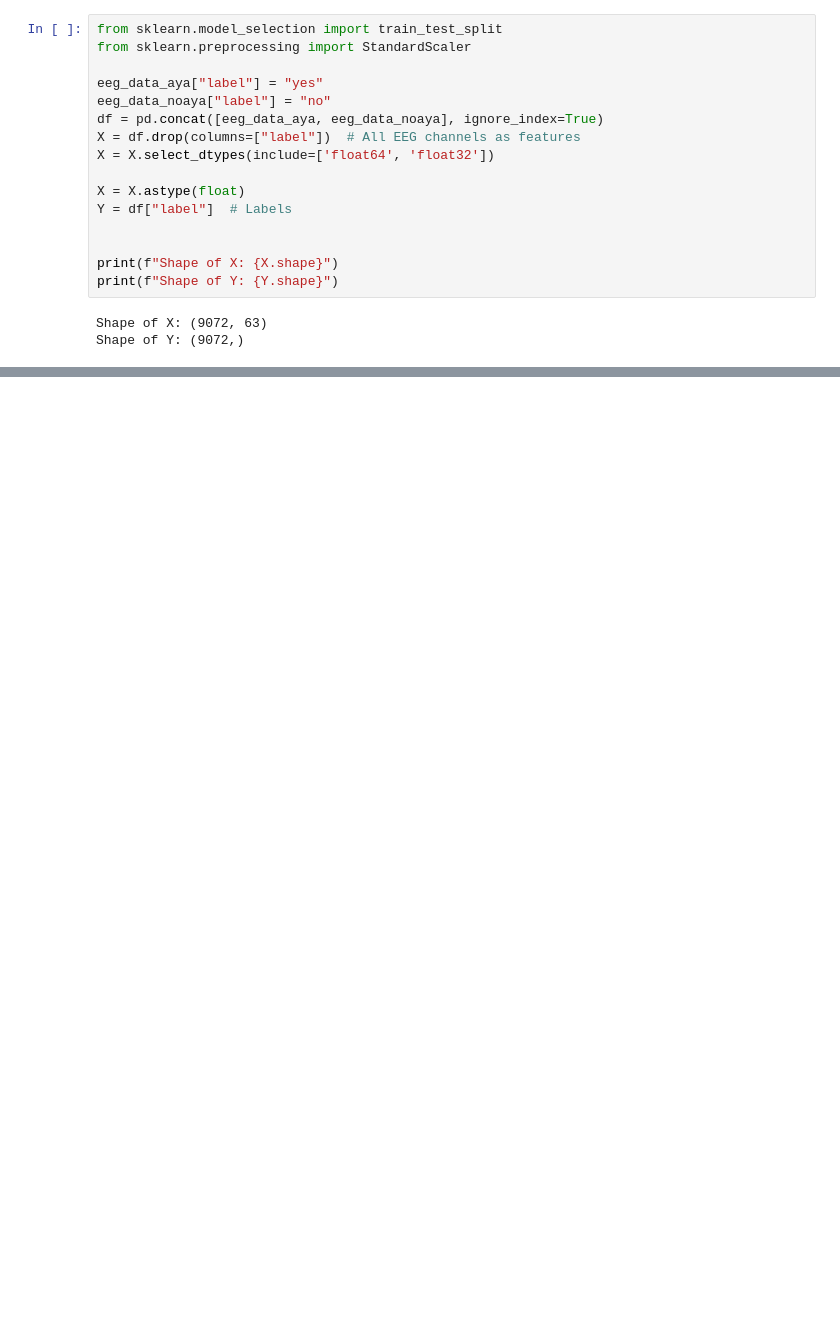
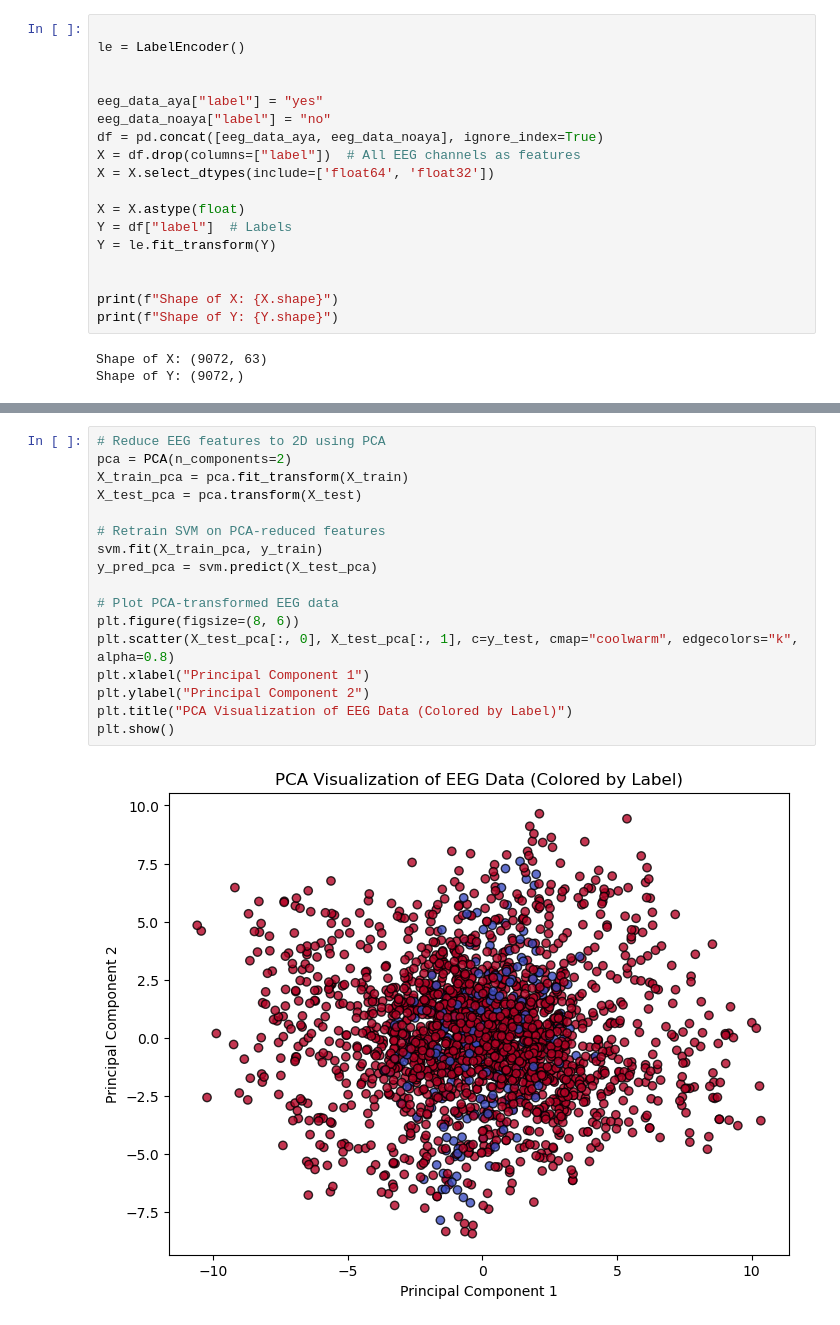
Before and after one commit to LeleDMT/Article-replication, a Jupyter notebook: ayahuasca.ipynb, the cells around one changed output, grey strips where cells are left out. Saved outputs shown, nothing was run; the diff lists cells and outputs as text; blank space fills up the shorter version.

```diff
--- a/ayahuasca.ipynb
+++ b/ayahuasca.ipynb
@@ -42,8 +62,9 @@ print(eeg_data_aya.head())
 # %% [markdown]
 Prepare the data and the labels
 # %%
-from sklearn.model_selection import train_test_split
-from sklearn.preprocessing import StandardScaler
+
+le = LabelEncoder()
+
 
 eeg_data_aya["label"] = "yes"
 eeg_data_noaya["label"] = "no"
@@ -53,6 +74,7 @@ X = X.select_dtypes(include=['float64', 'float32'])
 
 X = X.astype(float)
 Y = df["label"]  # Labels
+Y = le.fit_transform(Y)
 
 
 print(f"Shape of X: {X.shape}")
@@ -71,0 +118,19 @@ X_test = scaler.transform(X_test)
+# %%
+# Reduce EEG features to 2D using PCA
+pca = PCA(n_components=2)
+X_train_pca = pca.fit_transform(X_train)
+X_test_pca = pca.transform(X_test)
+
+# Retrain SVM on PCA-reduced features
+svm.fit(X_train_pca, y_train)
+y_pred_pca = svm.predict(X_test_pca)
+
+# Plot PCA-transformed EEG data
+plt.figure(figsize=(8, 6))
+plt.scatter(X_test_pca[:, 0], X_test_pca[:, 1], c=y_test, cmap="coolwarm", edgecolors="k", alpha=0.8)
+plt.xlabel("Principal Component 1")
+plt.ylabel("Principal Component 2")
+plt.title("PCA Visualization of EEG Data (Colored by Label)")
+plt.show()
+# %% [output]
+[figure, added]
```
Also changed, not shown: parts of 12 cells of this notebook.
